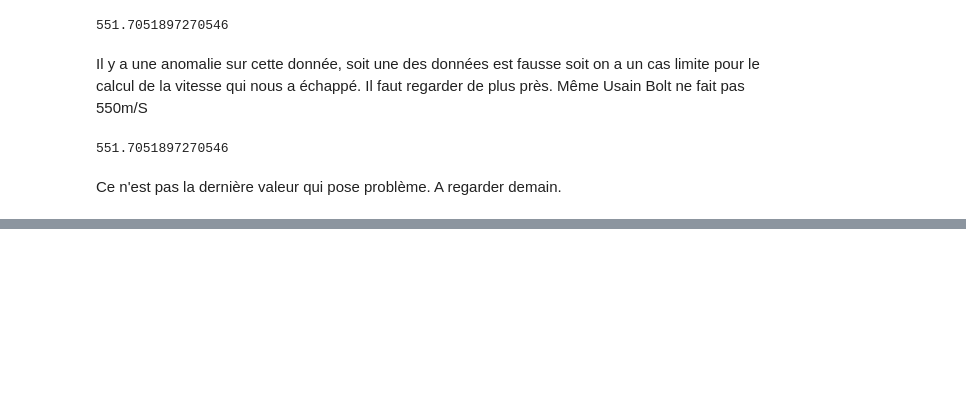
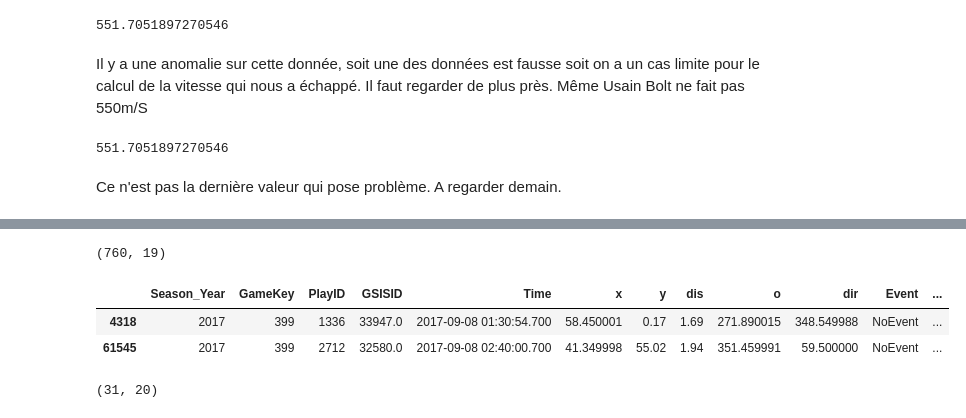
Before and after one commit to MerlinLaffitte/NFL, a Jupyter notebook: analyse.ipynb, the cells around one changed output, grey strips where cells are left out. Saved outputs shown, nothing was run; the diff lists cells and outputs as text; code cells hidden in the pictures; blank space fills up the shorter version.

```diff
--- a/analyse.ipynb
+++ b/analyse.ipynb
@@ -354,0 +404,17 @@ test1 = plays_selected_players.group_by(['Season_Year','GameKey', 'PlayID', 'GSI
+# %%
+plays_selected_players.loc[(plays_selected_players.speed>=13)&(((plays_selected_players.shift(-1).speed<=10)&(plays_selected_players.shift(-2).speed<=10))|((plays_selected_players.shift(+1).speed<=10)&(plays_selected_players.shift(+2).speed<=10)))].shape
+# %% [output]
+(760, 19)
+# %%
+plays_selected_players['RollingMean'] = (1/4.0)*(plays_selected_players.shift(-1)['speed'] +plays_selected_players.shift(+1)['speed']+plays_selected_players.shift(-2)['speed'] +plays_selected_players.shift(+2)['speed'])
+# %%
+plays_selected_players.loc[(plays_selected_players.speed>=13)&(((plays_selected_players.shift(-1).speed<=10)&(plays_selected_players.shift(-2).speed<=10))|((plays_selected_players.shift(+1).speed<=10)&(plays_selected_players.shift(+2).speed<=10))), 'speed'] = plays_selected_players['RollingMean']
+#sub_plays_selected_players['speed'] = sub_plays_selected_players['RollingMean']
+# %% [output]
+|  | Season_Year | GameKey | PlayID | GSISID | Time | x | y | dis | o | dir | Event | ... |
+| 4318 | 2017 | 399 | 1336 | 33947.0 | 2017-09-08 01:30:54.700 | 58.450001 | 0.17 | 1.69 | 271.890015 | 348.549988 | NoEvent | ... |
+| 61545 | 2017 | 399 | 2712 | 32580.0 | 2017-09-08 02:40:00.700 | 41.349998 | 55.02 | 1.94 | 351.459991 | 59.500000 | NoEvent | ... |
+# %%
+plays_selected_players.loc[(plays_selected_players.speed>=13)&(((plays_selected_players.shift(-1).speed<=10)&(plays_selected_players.shift(-2).speed<=10))|((plays_selected_players.shift(+1).speed<=10)&(plays_selected_players.shift(+2).speed<=10)))].shape
+# %% [output]
+(31, 20)
```
Also changed, not shown: parts of 17 cells of this notebook.
